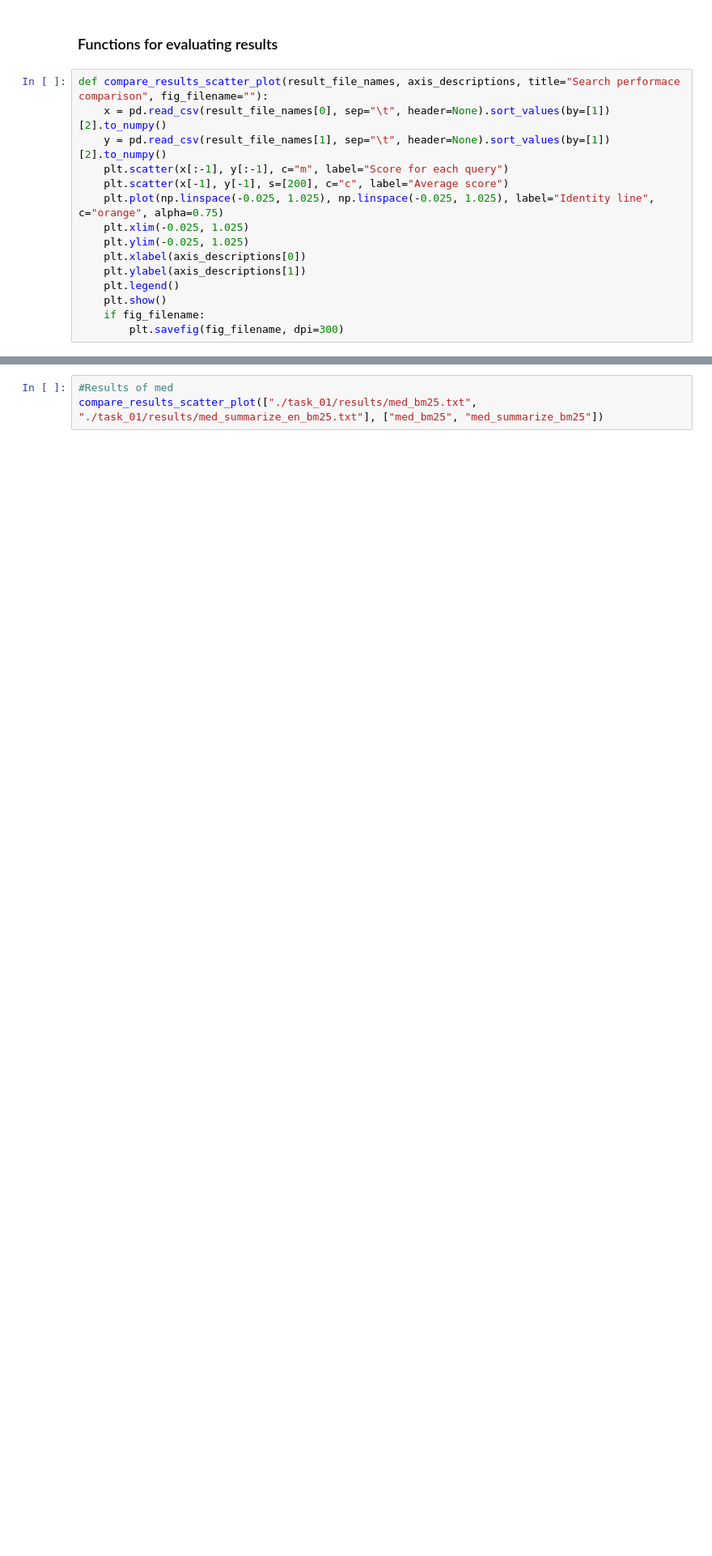
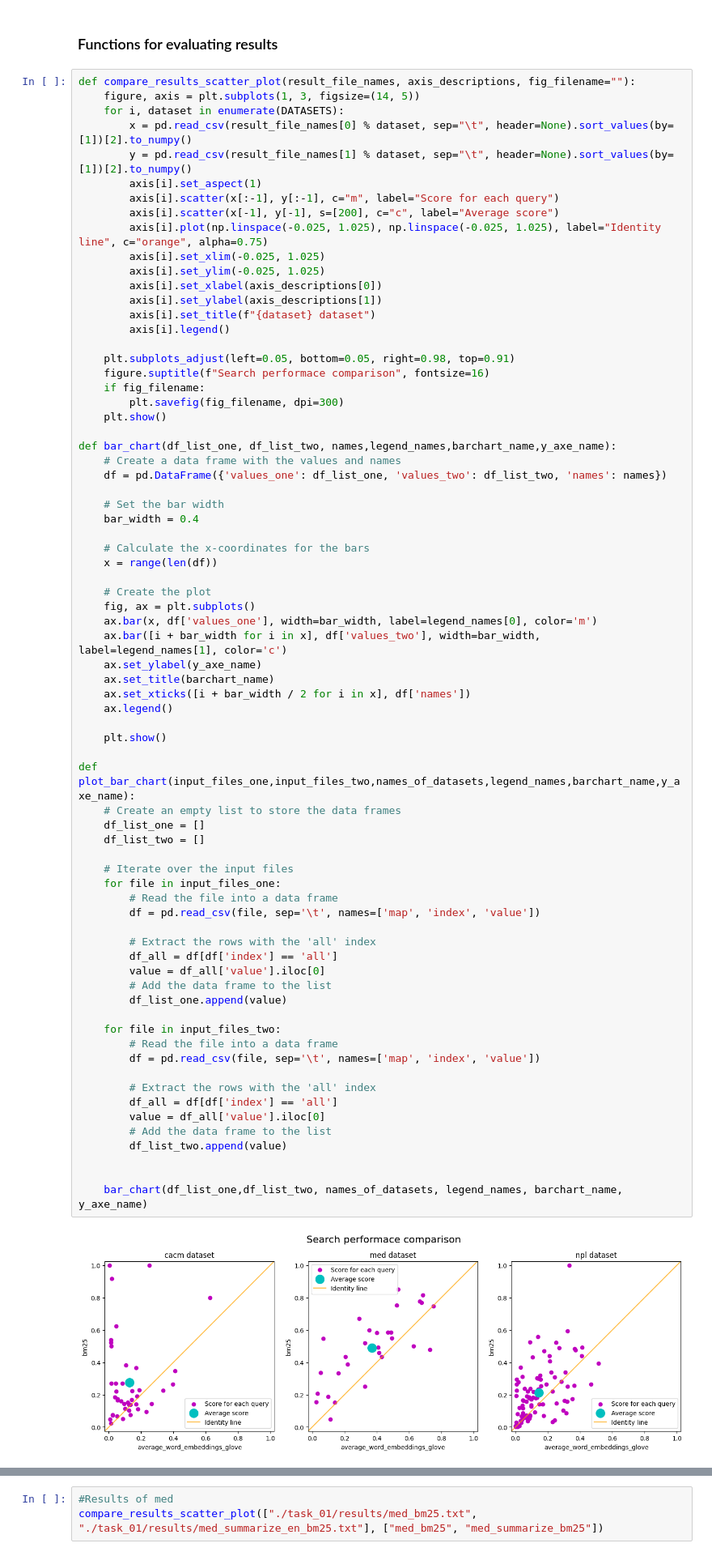
Before and after one commit to massimilianoviola/advanced-information-retrieval, a Jupyter notebook: tasks_presentation.ipynb, the cells around one changed output, grey strips where cells are left out. Shown at 81% size. Cells and saved outputs as stored; diff of their text form; blank space fills up the shorter version.

```diff
--- a/tasks_presentation.ipynb
+++ b/tasks_presentation.ipynb
@@ -14,17 +14,76 @@ TREC_EVAL_COMMAND = "trec_eval"
 # %% [markdown]
 ### Functions for evaluating results
 # %%
-def compare_results_scatter_plot(result_file_names, axis_descriptions, title="Search performace comparison", fig_filename=""):
-    x = pd.read_csv(result_file_names[0], sep="\t", header=None).sort_values(by=[1])[2].to_numpy()
-    y = pd.read_csv(result_file_names[1], sep="\t", header=None).sort_values(by=[1])[2].to_numpy()
-    plt.scatter(x[:-1], y[:-1], c="m", label="Score for each query")
-    plt.scatter(x[-1], y[-1], s=[200], c="c", label="Average score")
-    plt.plot(np.linspace(-0.025, 1.025), np.linspace(-0.025, 1.025), label="Identity line", c="orange", alpha=0.75)
-    plt.xlim(-0.025, 1.025)
-    plt.ylim(-0.025, 1.025)
-    plt.xlabel(axis_descriptions[0])
-    plt.ylabel(axis_descriptions[1])
-    plt.legend()
-    plt.show()
+def compare_results_scatter_plot(result_file_names, axis_descriptions, fig_filename=""):
+    figure, axis = plt.subplots(1, 3, figsize=(14, 5))
+    for i, dataset in enumerate(DATASETS):
+        x = pd.read_csv(result_file_names[0] % dataset, sep="\t", header=None).sort_values(by=[1])[2].to_numpy()
+        y = pd.read_csv(result_file_names[1] % dataset, sep="\t", header=None).sort_values(by=[1])[2].to_numpy()
+        axis[i].set_aspect(1)
+        axis[i].scatter(x[:-1], y[:-1], c="m", label="Score for each query")
+        axis[i].scatter(x[-1], y[-1], s=[200], c="c", label="Average score")
+        axis[i].plot(np.linspace(-0.025, 1.025), np.linspace(-0.025, 1.025), label="Identity line", c="orange", alpha=0.75)
+        axis[i].set_xlim(-0.025, 1.025)
+        axis[i].set_ylim(-0.025, 1.025)
+        axis[i].set_xlabel(axis_descriptions[0])
+        axis[i].set_ylabel(axis_descriptions[1])
+        axis[i].set_title(f"{dataset} dataset")
+        axis[i].legend()
+
+    plt.subplots_adjust(left=0.05, bottom=0.05, right=0.98, top=0.91)
+    figure.suptitle(f"Search performace comparison", fontsize=16)
     if fig_filename:
         plt.savefig(fig_filename, dpi=300)
+    plt.show()
+
+def bar_chart(df_list_one, df_list_two, names,legend_names,barchart_name,y_axe_name):
+    # Create a data frame with the values and names
+    df = pd.DataFrame({'values_one': df_list_one, 'values_two': df_list_two, 'names': names})
+
+    # Set the bar width
+    bar_width = 0.4
+
+    # Calculate the x-coordinates for the bars
+    x = range(len(df))
+
+    # Create the plot
+    fig, ax = plt.subplots()
+    ax.bar(x, df['values_one'], width=bar_width, label=legend_names[0], color='m')
+    ax.bar([i + bar_width for i in x], df['values_two'], width=bar_width, label=legend_names[1], color='c')
+    ax.set_ylabel(y_axe_name)
+    ax.set_title(barchart_name)
+    ax.set_xticks([i + bar_width / 2 for i in x], df['names'])
+    ax.legend()
+
+    plt.show()
+
+def plot_bar_chart(input_files_one,input_files_two,names_of_datasets,legend_names,barchart_name,y_axe_name):
+    # Create an empty list to store the data frames
+    df_list_one = []
+    df_list_two = []
+
+    # Iterate over the input files
+    for file in input_files_one:
+        # Read the file into a data frame
+        df = pd.read_csv(file, sep='\t', names=['map', 'index', 'value'])
+
+        # Extract the rows with the 'all' index
+        df_all = df[df['index'] == 'all']
+        value = df_all['value'].iloc[0]
+        # Add the data frame to the list
+        df_list_one.append(value)
+
+    for file in input_files_two:
+        # Read the file into a data frame
+        df = pd.read_csv(file, sep='\t', names=['map', 'index', 'value'])
+
+        # Extract the rows with the 'all' index
+        df_all = df[df['index'] == 'all']
+        value = df_all['value'].iloc[0]
+        # Add the data frame to the list
+        df_list_two.append(value)
+
+
+    bar_chart(df_list_one,df_list_two, names_of_datasets, legend_names, barchart_name, y_axe_name)
+# %% [output]
+[figure, added]
```
Also changed, not shown: parts of 9 cells of this notebook, 14 other files.
